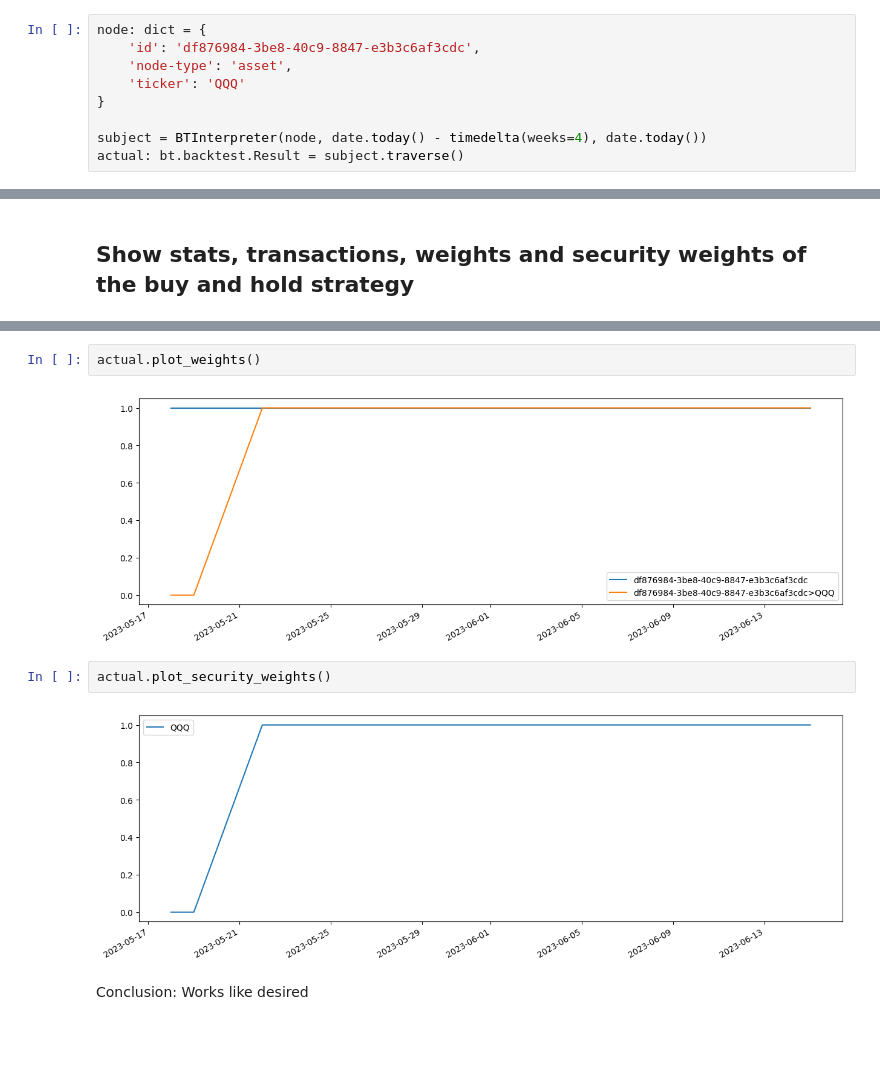
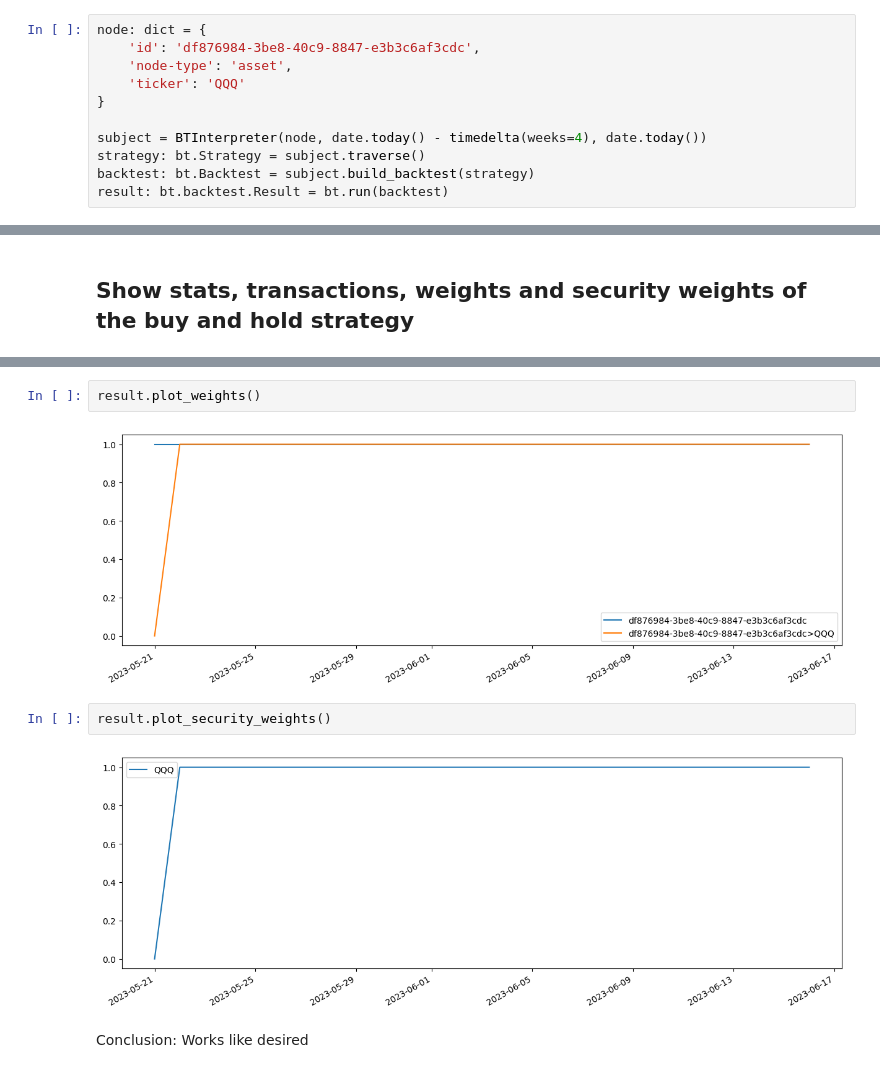
Before and after one commit to Pirat83/bt-composite-strategies, a Jupyter notebook: example.ipynb, the cells around one changed output, grey strips where cells are left out. Saved outputs shown, nothing was run; the diff lists cells and outputs as text; blank space fills up the shorter version.

```diff
--- a/example.ipynb
+++ b/example.ipynb
@@ -19,5 +19,7 @@ node: dict = {
 }
 
 subject = BTInterpreter(node, date.today() - timedelta(weeks=4), date.today())
-actual: bt.backtest.Result = subject.traverse()
+strategy: bt.Strategy = subject.traverse()
+backtest: bt.Backtest = subject.build_backtest(strategy)
+result: bt.backtest.Result = bt.run(backtest)
 # %% [output]
@@ -51,13 +69,13 @@ actual.get_transactions()
 | Date | Security |  |  |
 | 2023-05-22 | QQQ | 337.640015 | 2961.734263 |
 # %%
-actual.plot_weights()
+result.plot_weights()
 # %% [output]
-[figure, old version]
+[figure, new version]
 # %%
-actual.plot_security_weights()
+result.plot_security_weights()
 # %% [output]
-[figure, old version]
+[figure, new version]
 # %% [markdown]
 Conclusion: Works like desired
 # %% [markdown]
```
Also changed, not shown: parts of 16 cells of this notebook, 2 other files.
